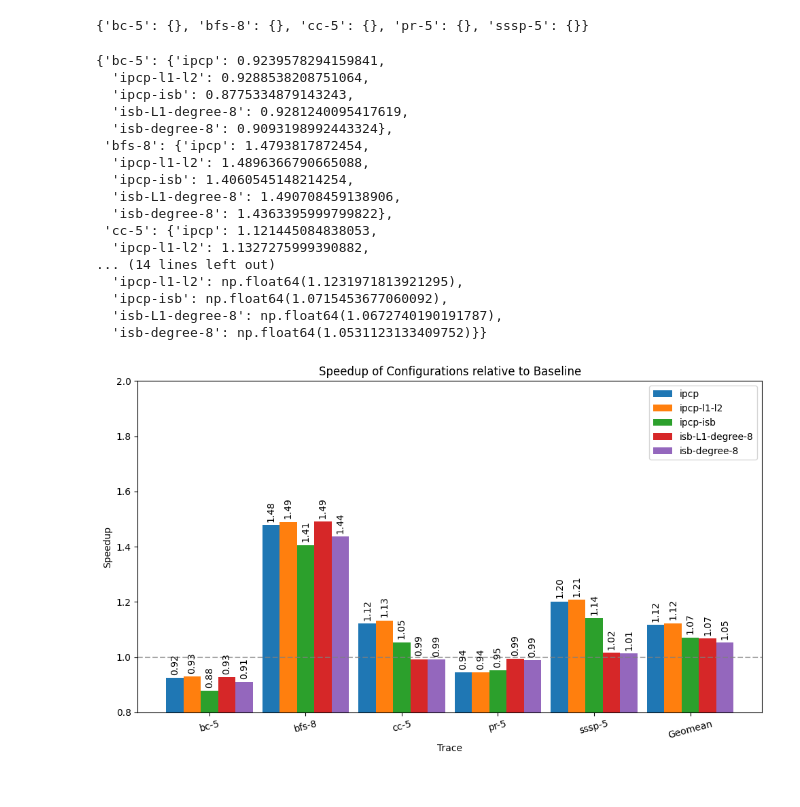
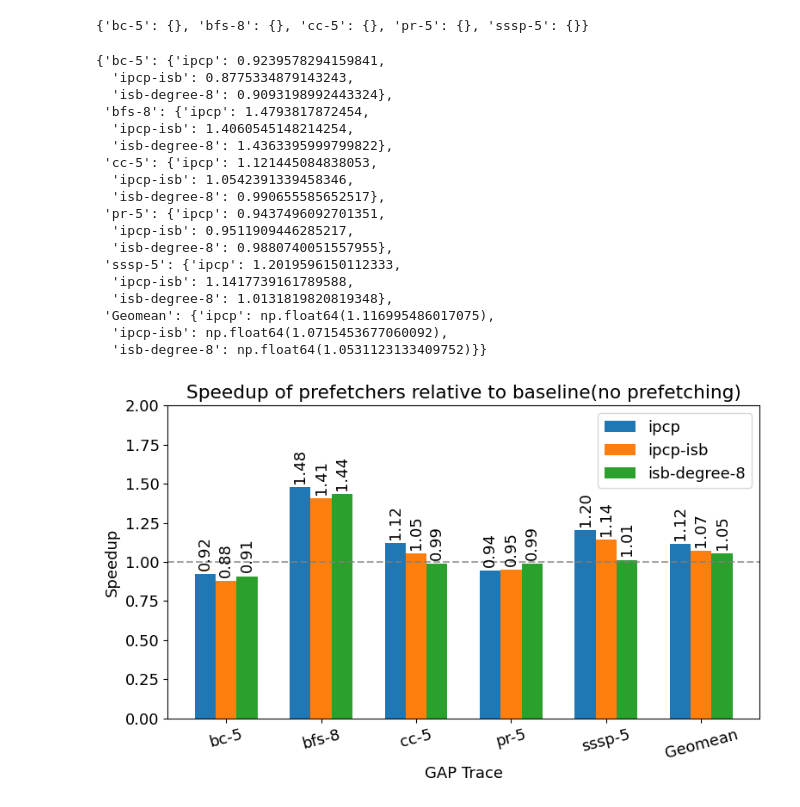
Before and after one commit to ArifAli-0/CS683-Project, a Jupyter notebook: plotter/gap-ipc.ipynb, the cells around one changed output. Drawn from its saved outputs; the diff is of its cells as text; code cells hidden in the pictures.

```diff
--- a/plotter/gap-ipc.ipynb
+++ b/plotter/gap-ipc.ipynb
@@ -10,7 +10,7 @@ from scipy.stats import gmean
 base_dir = "../logs/GAP/"
 # Define trace names and configuration labels
 trace_names = ['bc-5', 'bfs-8', 'cc-5', 'pr-5', 'sssp-5']
-configs = ['baseline', 'ipcp', 'ipcp-l1-l2', 'ipcp-isb','isb-L1-degree-8', 'isb-degree-8']
+configs = ['baseline', 'ipcp', 'ipcp-isb','isb-degree-8']
 
 # Initialize a dictionary to store IPC values for each trace and configuration
 ipc_values = {trace: {} for trace in trace_names}
@@ -52,58 +52,60 @@ trace_names += ['Geomean']
 speedups
 # %% [output]
 {'bc-5': {'ipcp': 0.9239578294159841,
-  'ipcp-l1-l2': 0.9288538208751064,
   'ipcp-isb': 0.8775334879143243,
-  'isb-L1-degree-8': 0.9281240095417619,
   'isb-degree-8': 0.9093198992443324},
  'bfs-8': {'ipcp': 1.4793817872454,
-  'ipcp-l1-l2': 1.4896366790665088,
   'ipcp-isb': 1.4060545148214254,
-  'isb-L1-degree-8': 1.490708459138906,
   'isb-degree-8': 1.4363395999799822},
  'cc-5': {'ipcp': 1.121445084838053,
-  'ipcp-l1-l2': 1.1327275999390882,
-... (14 lines left out)
-  'ipcp-l1-l2': np.float64(1.1231971813921295),
+  'ipcp-isb': 1.0542391339458346,
+  'isb-degree-8': 0.990655585652517},
+ 'pr-5': {'ipcp': 0.9437496092701351,
+  'ipcp-isb': 0.9511909446285217,
+  'isb-degree-8': 0.9880740051557955},
+ 'sssp-5': {'ipcp': 1.2019596150112333,
+  'ipcp-isb': 1.1417739161789588,
+  'isb-degree-8': 1.0131819820819348},
+ 'Geomean': {'ipcp': np.float64(1.116995486017075),
   'ipcp-isb': np.float64(1.0715453677060092),
-  'isb-L1-degree-8': np.float64(1.0672740190191787),
   'isb-degree-8': np.float64(1.0531123133409752)}}
 # %%
 # Plotting the speedups
+plt.rcParams.update({'font.size': 13})
 x = np.arange(len(trace_names))  # X axis positions for the traces
-width = 0.18  # Width of the bars
+width = 0.22  # Width of the bars
 
-fig, ax = plt.subplots(figsize=(10, 6))
+fig, ax = plt.subplots(figsize=(8, 5))
 
 # Plot bars for each configuration
 for i, config in enumerate(configs[1:]):  # Skip baseline
     speedup_values = [speedups[trace][config] for trace in trace_names]
     bars = ax.bar(x + i*width, speedup_values, width, label=config)
 
     # Annotate bars with speedup values
     for bar in bars:
         height = bar.get_height()
         ax.annotate(f'{height:.2f}',  # Format the annotation to 2 decimal places
                     xy=(bar.get_x() + bar.get_width() / 2, height),
                     xytext=(0, 3),  # Offset text slightly above the bar
                     textcoords="offset points",
                     ha='center', va='bottom',rotation=90)
 
 # Add a translucent dashed line at y=1.0 for the baseline
 ax.axhline(y=1.0, color='gray', linestyle='--', linewidth=1.5, alpha=0.7)
 
 
 # Add labels and titles
-ax.set_xlabel('Trace')
+ax.set_xlabel('GAP Trace')
 ax.set_ylabel('Speedup')
-ax.set_ylim(0.8, 2.0)
-ax.set_title('Speedup of Configurations relative to Baseline')
-ax.set_xticks(x + 4*width / 2)
+ax.set_ylim(0, 2.0)
+ax.set_title('Speedup of prefetchers relative to baseline(no prefetching)')
+ax.set_xticks(x + 2*width / 2)
 ax.set_xticklabels(trace_names, rotation=15)
 ax.legend()
 
 # Show the plot
 plt.tight_layout()
 plt.show()
 # %% [output]
-[figure, old version]
+[figure, new version]
```
Also changed, not shown: 53 other files.
